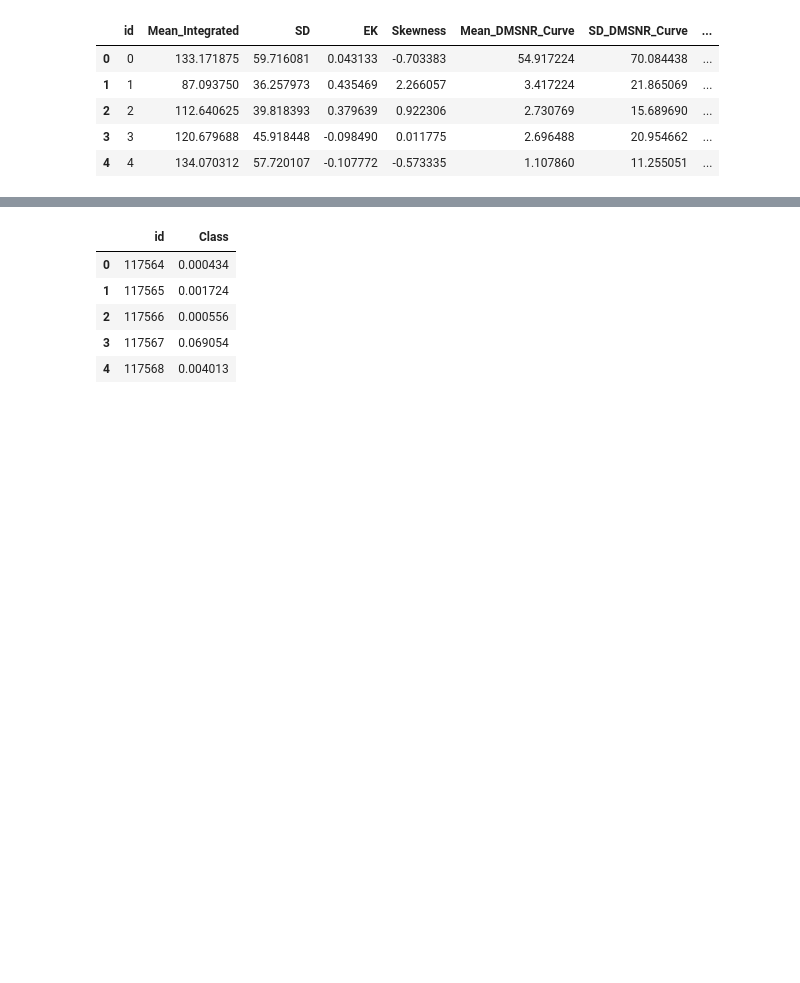
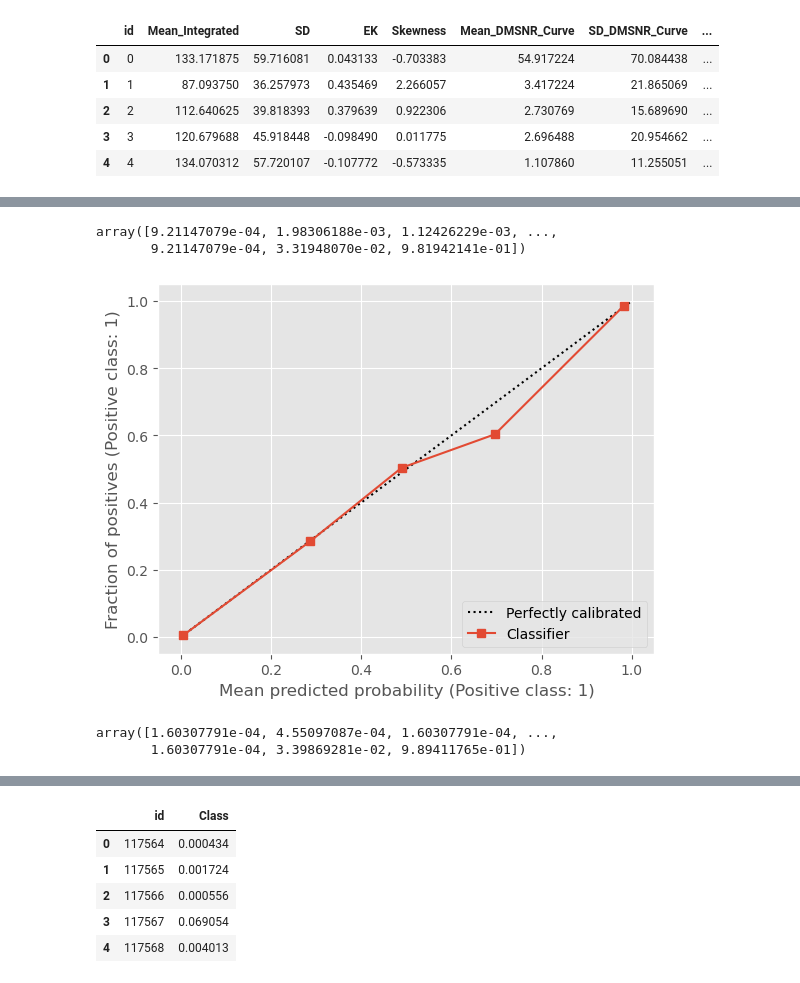
Before and after one commit to Analytics-Data-Science-and-Tech/Analytics_Data_Science, a Jupyter notebook: Tabular-Playground-Series/PS-S3/Ep10/Data_Exploration.ipynb, the cells around one changed output, grey strips where cells are left out. Drawn from its saved outputs; the diff is of its cells as text; code cells hidden in the pictures; blank space fills up the shorter version.

```diff
--- a/Tabular-Playground-Series/PS-S3/Ep10/Data_Exploration.ipynb
+++ b/Tabular-Playground-Series/PS-S3/Ep10/Data_Exploration.ipynb
@@ -186,0 +235,20 @@ submission.head()
+# %%
+GBC_pred
+# %% [output]
+array([9.21147079e-04, 1.98306188e-03, 1.12426229e-03, ...,
+       9.21147079e-04, 3.31948070e-02, 9.81942141e-01])
+# %%
+from sklearn.isotonic import IsotonicRegression
+from sklearn.calibration import CalibrationDisplay
+
+CalibrationDisplay.from_predictions(Y, GBC_pred_train);
+
+isor = IsotonicRegression(out_of_bounds = 'clip').fit(GBC_pred_train, Y)
+GBC_pred_calibrated = isor.predict(GBC_pred)
+# %% [output]
+[figure, added]
+# %%
+GBC_pred_calibrated
+# %% [output]
+array([1.60307791e-04, 4.55097087e-04, 1.60307791e-04, ...,
+       1.60307791e-04, 3.39869281e-02, 9.89411765e-01])
```
Also changed, not shown: parts of 12 cells of this notebook.
